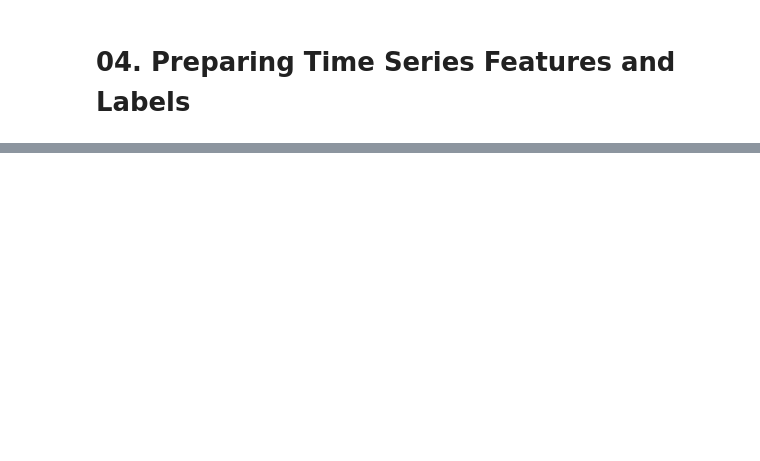
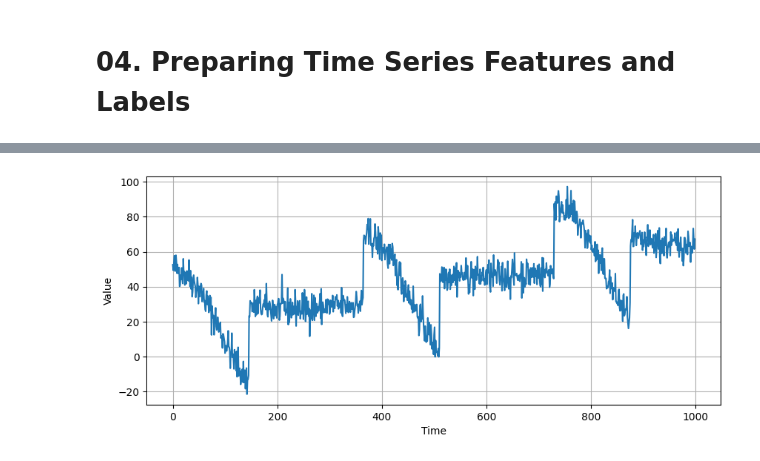
Before and after one commit to rezabehzadi/Deep-Learning-Course-TensorFlow, a Jupyter notebook: 04. Sequences-Time-Series-and-Prediction.ipynb, the cells around one changed output, grey strips where cells are left out. Cells and saved outputs as stored; diff of their text form; code cells hidden in the pictures; blank space fills up the shorter version.

```diff
--- a/04. Sequences-Time-Series-and-Prediction.ipynb
+++ b/04. Sequences-Time-Series-and-Prediction.ipynb
@@ -440,0 +300,16 @@ plot_series(time_valid, (x_valid, naive_forecast), start=0, end=150)
+# %%
+# Define the split time
+split_time = 1000
+
+# Get the train set
+time_train = time[:split_time]
+x_train = series[:split_time]
+
+# Get the validation set
+time_valid = time[split_time:]
+x_valid = series[split_time:]
+# %%
+# Plot the train set
+plot_series(time_train, x_train)
+# %% [output]
+[figure, added]
```
Also changed, not shown: parts of 63 cells of this notebook, 4 other files.
